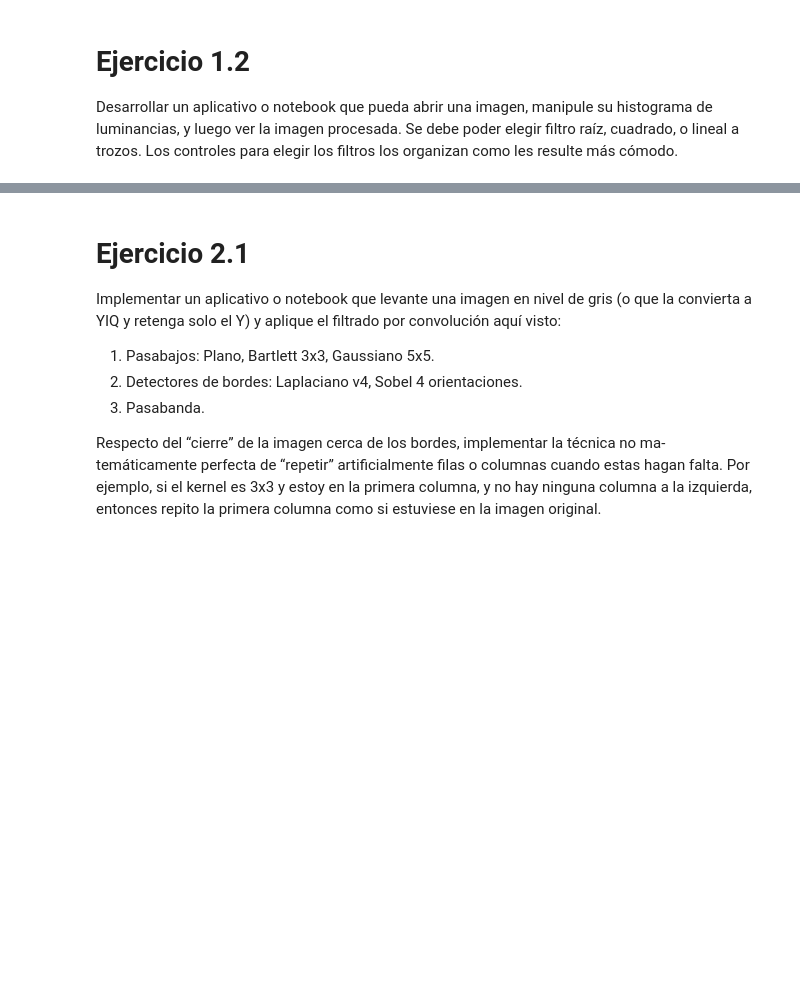
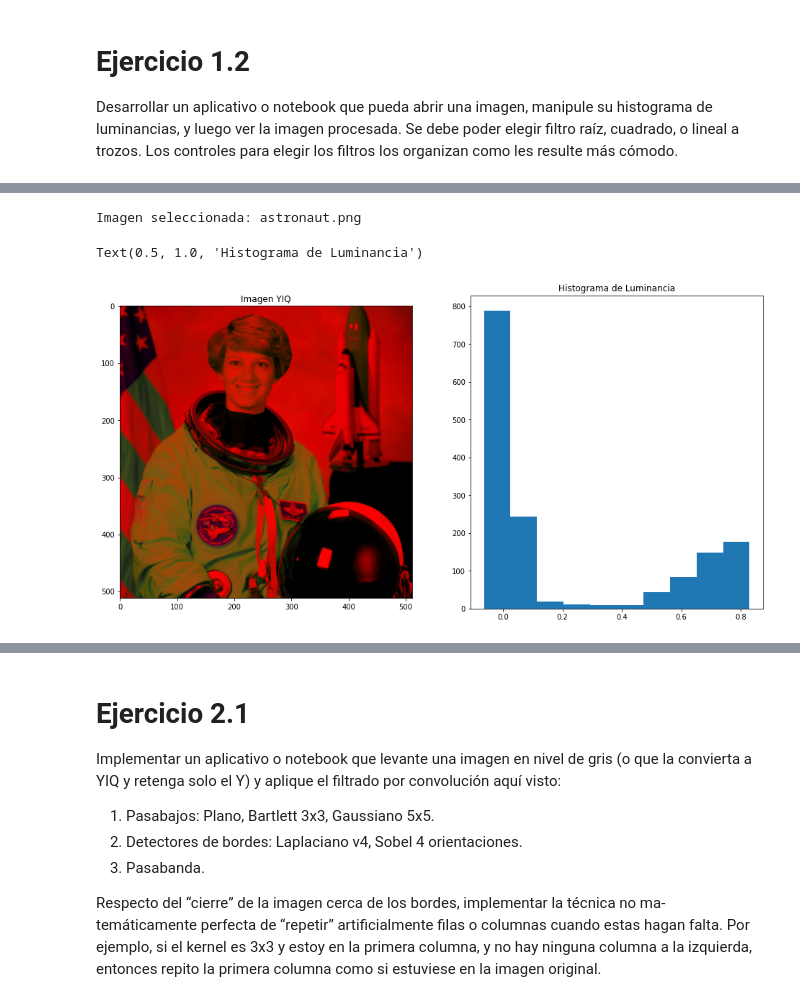
Before and after one commit to chino1504/diplodatos, a Jupyter notebook: pdi/PDI_TP.ipynb, the cells around one changed output, grey strips where cells are left out. Cells and saved outputs as stored; diff of their text form; code cells hidden in the pictures; blank space fills up the shorter version.

```diff
--- a/pdi/PDI_TP.ipynb
+++ b/pdi/PDI_TP.ipynb
@@ -83,3 +135,25 @@ Text(0.5, 1.0, 'Imagen reconvertida a RGB')
 # Ejercicio 1.2
 Desarrollar un aplicativo o notebook que pueda abrir una imagen, manipule su histograma de luminancias, y luego ver la imagen procesada. Se debe poder elegir filtro raíz, cuadrado, o lineal a trozos.
 Los controles para elegir los filtros los organizan como les resulte más cómodo.
+# %%
+#seleccion de la imagen
+image = "astronaut.png" #@param ["bricks.jpg", "wood.jpg", "astronaut.png", "camera.png", "checkerboard.png", "chelsea.png", "clock.png", "coffee.png", "coins.png", "horse.png", "hubble_deep_field.png", "immunohistochemistry.png", "moon.png", "page.png", "text.png", "wikkie.png"]
+print('Imagen seleccionada: '+ image)
+selected_image = "imageio:"+image
+img_rgb_e2 = imageio.imread(selected_image)
+
+# Normalizamos la imagen seleccionada antes de trabajar con la misma
+img_rgb_normalizada_e2 = img_rgb_e2/255
+img_yiq_e2 = apply_matrix(img_rgb_normalizada_e2, rgb_to_yiq)
+
+# Obtenemos luminancia
+lum = img_yiq_e2[0]
+
+# Ploteamos salidas
+
+fig, (ax1, ax2) = plt.subplots(1, 2, figsize=(16,8))
+ax1.imshow(img_yiq_e2, 'gray')
+ax1.set_title('Imagen YIQ')
+ax2.hist(lum.flatten())
+ax2.set_title('Histograma de Luminancia')
+# %% [output]
@@ -85,0 +161,3 @@ Los controles para elegir los filtros los organizan como les resulte más cómod
+Imagen seleccionada: astronaut.png
+Text(0.5, 1.0, 'Histograma de Luminancia')
+[figure, added]
```
Also changed, not shown: parts of 10 cells of this notebook.
